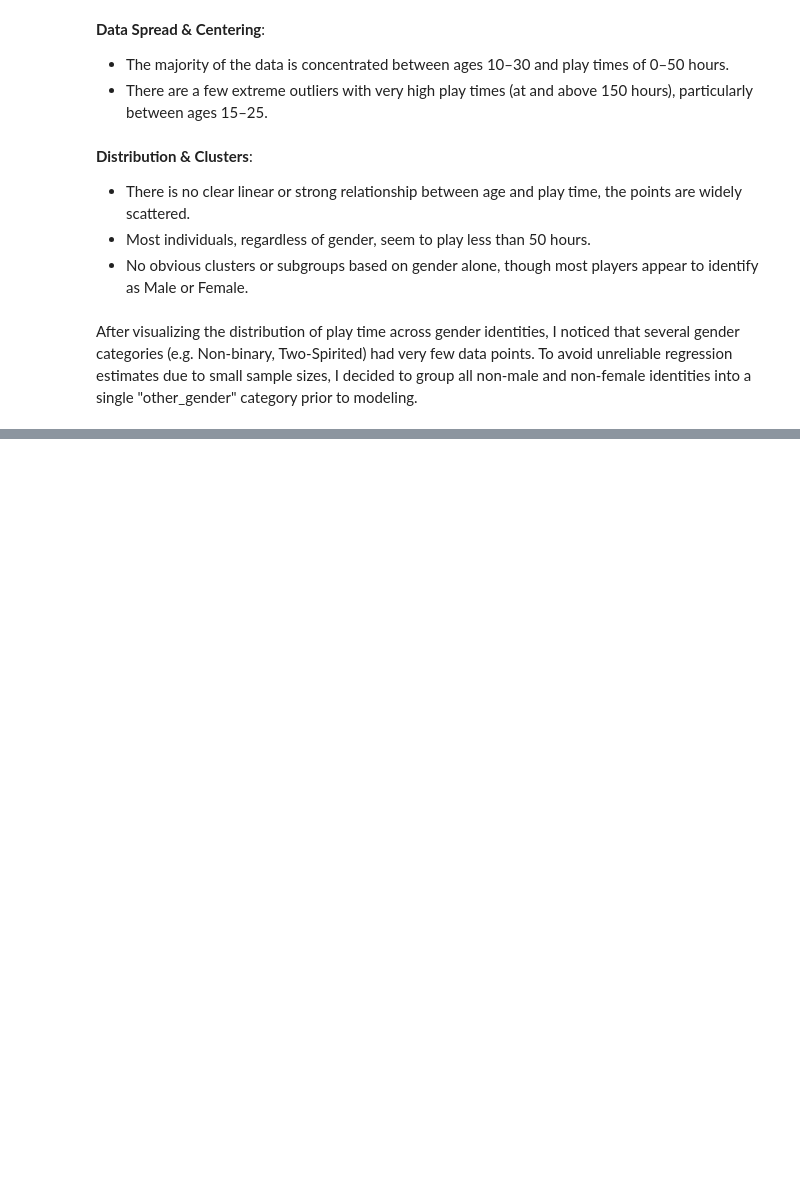
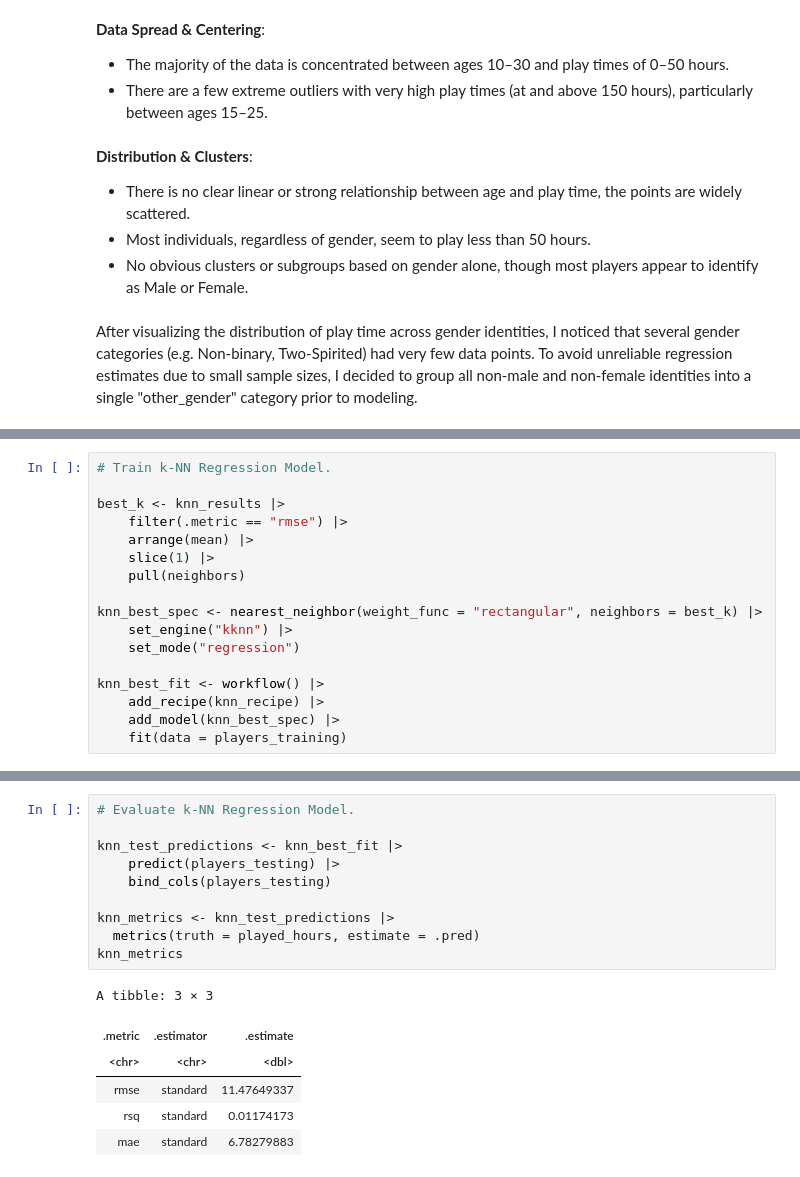
Before and after one commit to Vienne17/Project_Report_Vienne, a Jupyter notebook: Project_Report_Vienne_Meng.ipynb, the cells around one changed output, grey strips where cells are left out. Drawn from its saved outputs; the diff is of its cells as text; blank space fills up the shorter version.

```diff
--- a/Project_Report_Vienne_Meng.ipynb
+++ b/Project_Report_Vienne_Meng.ipynb
@@ -234,0 +357,17 @@ After visualizing the distribution of play time across gender identities, I noti
+# %%
+# Train k-NN Regression Model.
+
+best_k <- knn_results |>
+    filter(.metric == "rmse") |>
+    arrange(mean) |>
+    slice(1) |>
+    pull(neighbors)
+
+knn_best_spec <- nearest_neighbor(weight_func = "rectangular", neighbors = best_k) |>
+    set_engine("kknn") |>
+    set_mode("regression")
+
+knn_best_fit <- workflow() |>
+    add_recipe(knn_recipe) |>
+    add_model(knn_best_spec) |>
+    fit(data = players_training)
@@ -234,0 +393,17 @@ After visualizing the distribution of play time across gender identities, I noti
+# %%
+# Evaluate k-NN Regression Model.
+
+knn_test_predictions <- knn_best_fit |>
+    predict(players_testing) |>
+    bind_cols(players_testing)
+
+knn_metrics <- knn_test_predictions |>
+  metrics(truth = played_hours, estimate = .pred)
+knn_metrics
+# %% [output]
+A tibble: 3 × 3
+| .metric | .estimator | .estimate |
+| <chr> | <chr> | <dbl> |
+| rmse | standard | 11.47649337 |
+| rsq | standard | 0.01174173 |
+| mae | standard | 6.78279883 |
```
Also changed, not shown: parts of 18 cells of this notebook.
